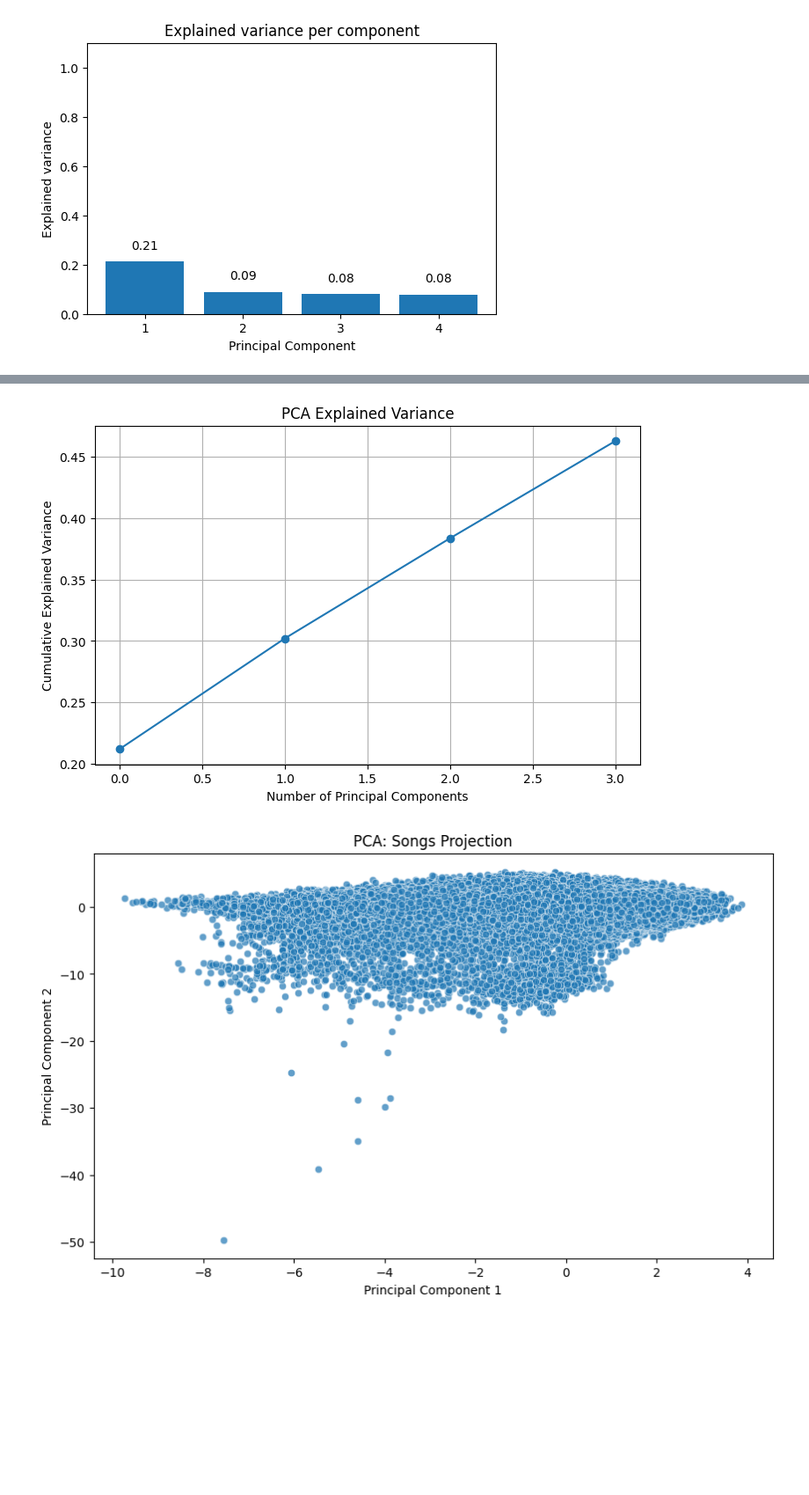
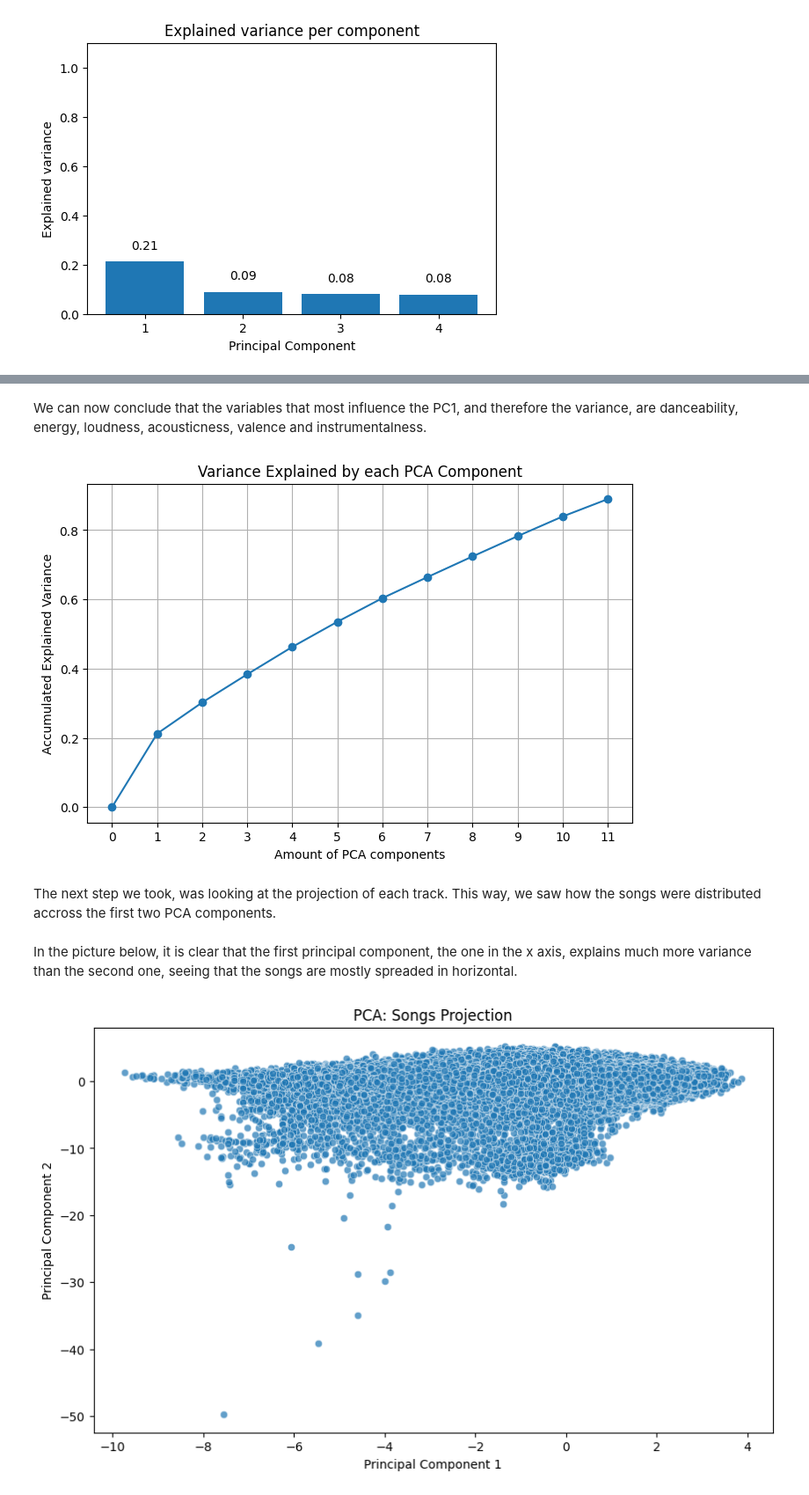
Before and after one commit to enekobarod/Suggestify, a Jupyter notebook: Suggestify/notebook/Suggestify.ipynb, the cells around one changed output, grey strips where cells are left out. Shown at 88% size. Drawn from its saved outputs; the diff is of its cells as text; code cells hidden in the pictures; blank space fills up the shorter version.

```diff
--- a/Suggestify/notebook/Suggestify.ipynb
+++ b/Suggestify/notebook/Suggestify.ipynb
@@ -39,7 +43,7 @@ venv_path = os.path.dirname(os.path.dirname(sys.executable))
 project_path = os.path.dirname(venv_path)
 # %%
-sqlite_conn = sqlite3.connect(project_path+"/extracted.db") #clase
-#sqlite_conn = sqlite3.connect(venv_path+"/extracted.db") #portatil
+#sqlite_conn = sqlite3.connect(project_path+"/extracted.db") #clase
+sqlite_conn = sqlite3.connect(venv_path+"/extracted.db") #portatil
 
 cursor = sqlite_conn.cursor()
 
@@ -105,9 +149,6 @@ df_og['album_id'] = df_og['album_name'].astype('category').cat.codes
 # %%
-df = df_og[["track_id", "track_name", "artist_name", "artist_id", "album_name", "album_id", "duration_ms", "danceability", "energy", "key", "loudness", "mode", "speechiness",
-                "acousticness", "instrumentalness", "liveness", "valence", "tempo", "time_signature"]]
-
-df_todo_util = df_og[["track_id", "track_name", "artist_name", "artist_id", "album_name", "album_id", "duration_ms", "danceability", "energy", "key", "loudness", "mode", "speechiness",
-                "acousticness", "instrumentalness", "liveness", "valence", "tempo", "time_signature"]]
+df = df_og[["track_id", "track_name", "artist_name", "artist_id", "album_name", "album_id", "duration_ms", "danceability", "energy", "key",
+            "loudness", "mode", "speechiness","acousticness", "instrumentalness", "liveness", "valence", "tempo", "time_signature"]]
 
 df_others = df_og[["track_id", "track_uri", "artist_uri", "album_uri", "type", "uri", "id", "fduration_ms", "track_href", "analysis_url"]]
 # %% [markdown]
@@ -375,14 +394,23 @@ Explainability per variable for the first PC:
+# %% [markdown]
+We can now conclude that the variables that most influence the PC1, and therefore the variance, are danceability, energy, loudness, acousticness, valence and instrumentalness.
 # %%
-# Plot variance explained
 plt.figure(figsize=(8,5))
-plt.plot(np.cumsum(pca.explained_variance_ratio_), marker='o')
-plt.xlabel('Number of Principal Components')
-plt.ylabel('Cumulative Explained Variance')
-plt.title('PCA Explained Variance')
+x_vals = np.arange(0, len(pca.explained_variance_ratio_) + 1)
+y_vals = np.insert(np.cumsum(pca.explained_variance_ratio_), 0, 0)
+
+plt.plot(x_vals, y_vals, marker='o')
+plt.xlabel('Amount of PCA components')
+plt.ylabel('Accumulated Explained Variance')
+plt.title('Variance Explained by each PCA Component')
 plt.grid()
+plt.xticks(x_vals)
 plt.show()
 # %% [output]
-[figure, old version]
+[figure, new version]
+# %% [markdown]
+The next step we took, was looking at the projection of each track. This way, we saw how the songs were distributed accross the first two PCA components.
+# %% [markdown]
+In the picture below, it is clear that the first principal component, the one in the x axis, explains much more variance than the second one, seeing that the songs are mostly spreaded in horizontal.
 # %%
 import seaborn as sns
 
```
Also changed, not shown: parts of 84 cells of this notebook.
